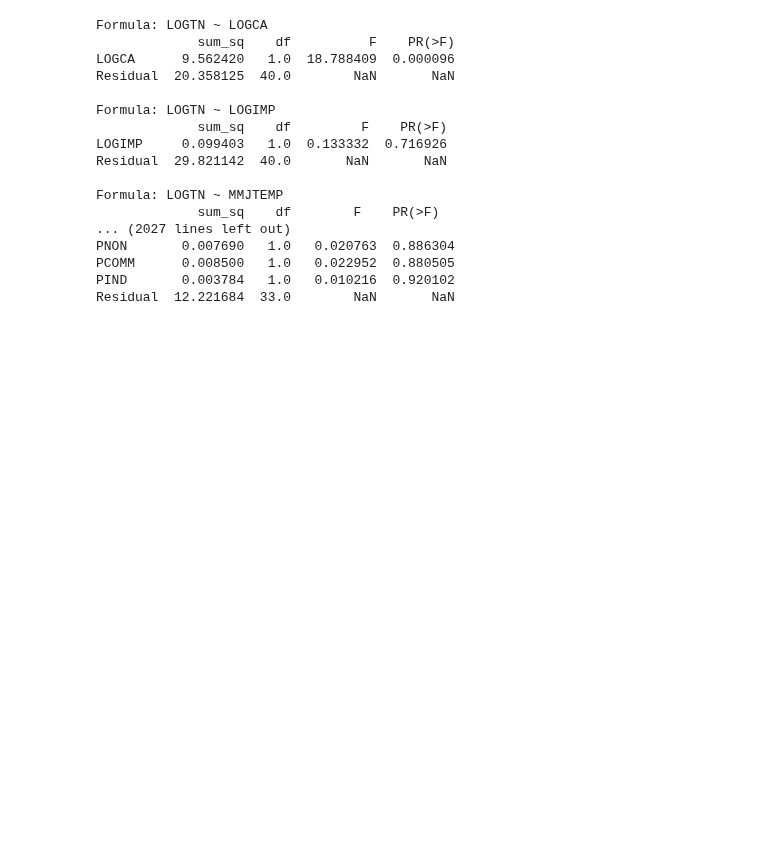
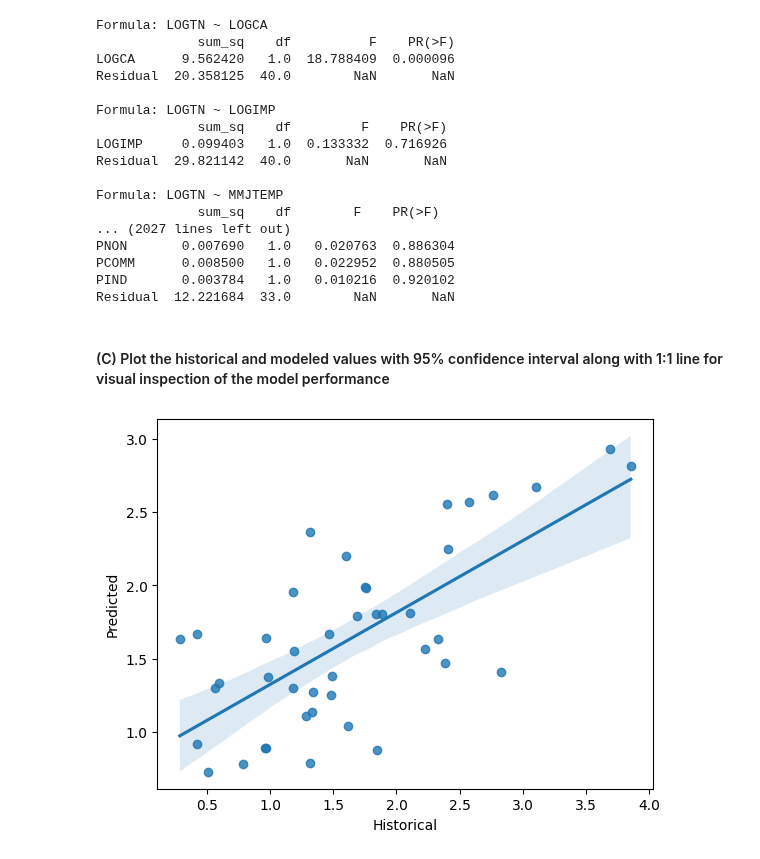
Before and after one commit to jtdocter27/Engineering-Probability---Statistics, a Jupyter notebook: Hw5_#4.ipynb, the cells around one changed output. Drawn from its saved outputs; the diff is of its cells as text; code cells hidden in the pictures; blank space fills up the shorter version.

```diff
--- a/Hw5_#4.ipynb
+++ b/Hw5_#4.ipynb
@@ -121,3 +122,19 @@ PNON       0.007690   1.0   0.020763  0.886304
 PCOMM      0.008500   1.0   0.022952  0.880505
 PIND       0.003784   1.0   0.010216  0.920102
 Residual  12.221684  33.0        NaN       NaN
+# %% [markdown]
+#### (C) Plot the historical and modeled values with 95% confidence interval along with 1:1 line for visual inspection of the model performance
+# %%
+AC15 = pd.read_csv('AC15.csv', delimiter=',')
+formula = "LOGTN ~ LOGCA + LOGIMP + PRES + PIND"
+model = smf.ols(formula=formula, data=AC15).fit()
+predictions = model.get_prediction(AC15)
+LOGTN_pred = predictions.predicted_mean
+LOGTN_pred
+sns.regplot(x = y, y = LOGTN_pred)
+plt.xlabel('Historical')
+plt.ylabel('Predicted')
+plt.title
+plt.show()
+# %% [output]
+[figure, added]
```
Also changed, not shown: parts of 10 cells of this notebook.
